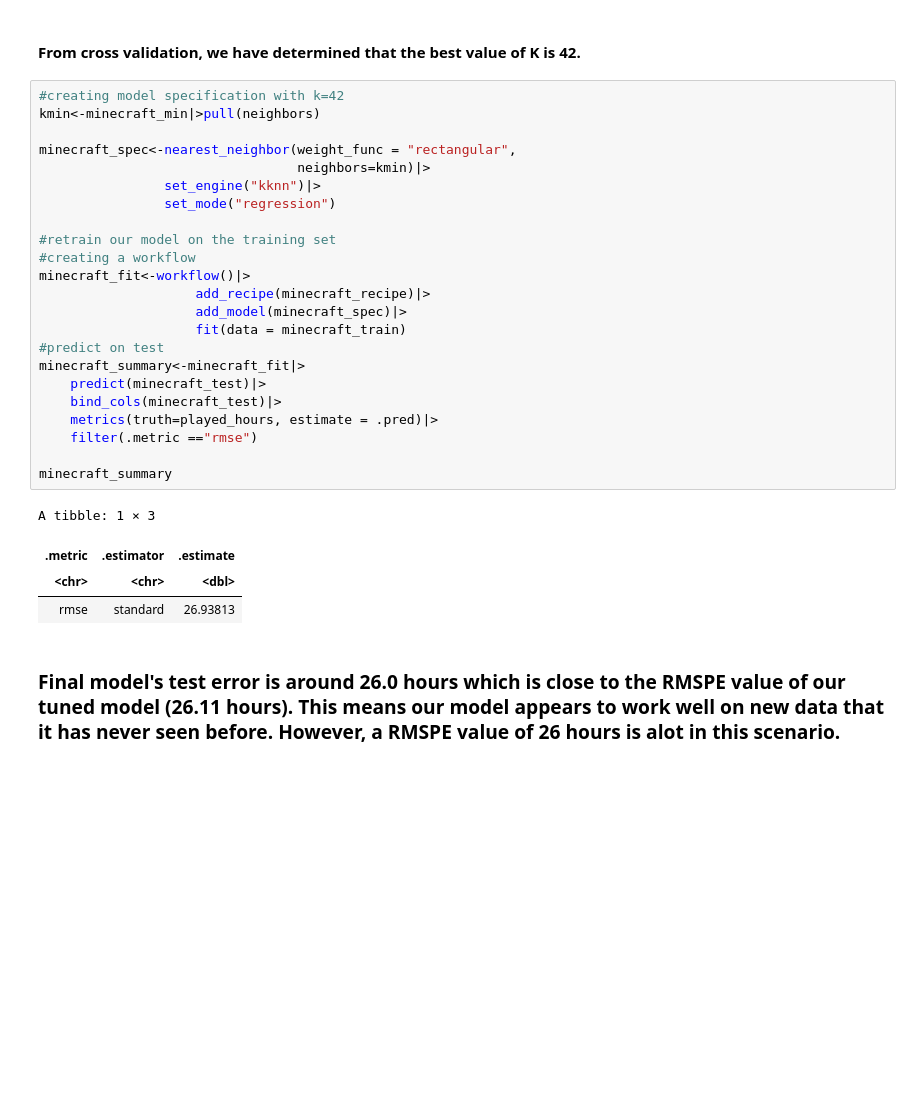
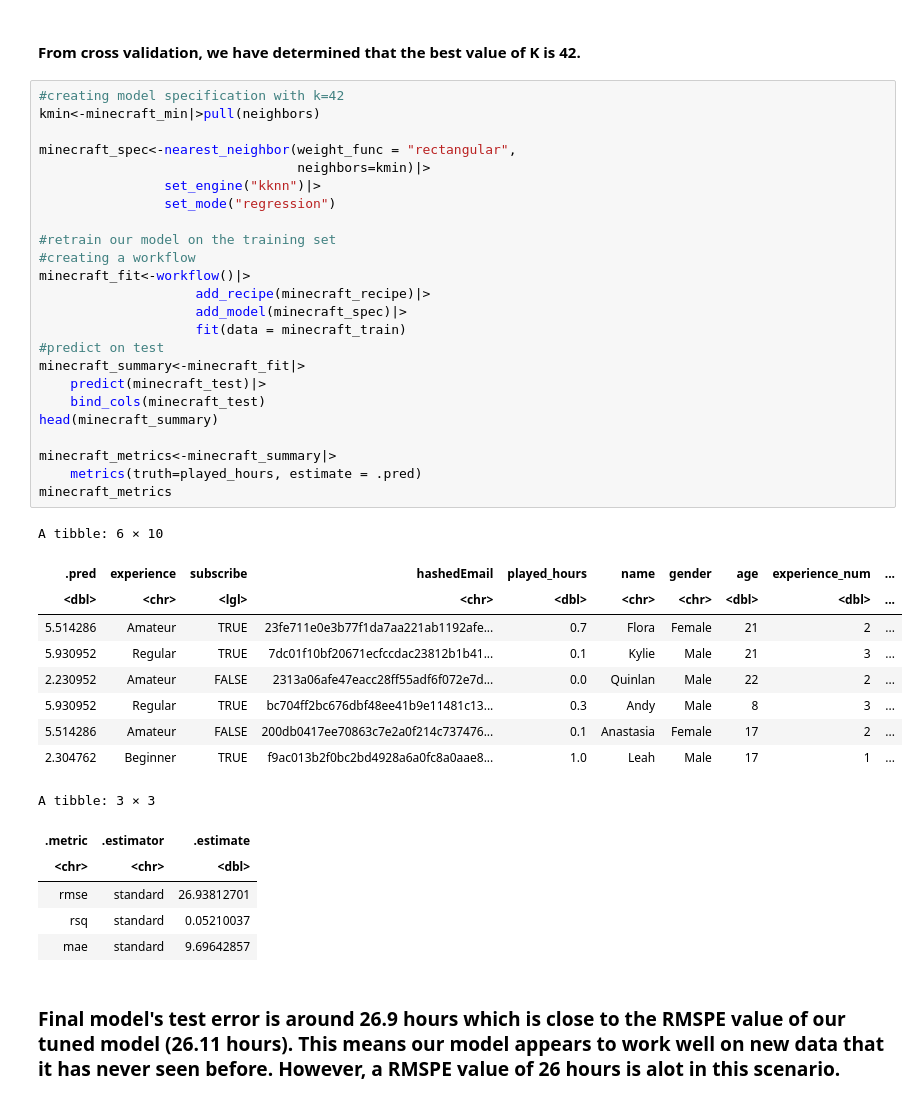
Before and after one commit to yuunvis/Group-Project, a Jupyter notebook: group_project.ipynb, the cells around one changed output. Cells and saved outputs as stored; diff of their text form; blank space fills up the shorter version.

```diff
--- a/group_project.ipynb
+++ b/group_project.ipynb
@@ -332,30 +336,42 @@ A tibble: 1 × 7
 # %%
 #creating model specification with k=42
 kmin<-minecraft_min|>pull(neighbors)
 
 minecraft_spec<-nearest_neighbor(weight_func = "rectangular",
                                  neighbors=kmin)|>
                 set_engine("kknn")|>
                 set_mode("regression")
 
 #retrain our model on the training set
 #creating a workflow
 minecraft_fit<-workflow()|>
                     add_recipe(minecraft_recipe)|>
                     add_model(minecraft_spec)|>
                     fit(data = minecraft_train)
 #predict on test
 minecraft_summary<-minecraft_fit|>
     predict(minecraft_test)|>
-    bind_cols(minecraft_test)|>
-    metrics(truth=played_hours, estimate = .pred)|>
-    filter(.metric =="rmse")
+    bind_cols(minecraft_test)
+head(minecraft_summary)
 
-minecraft_summary
+minecraft_metrics<-minecraft_summary|>
+    metrics(truth=played_hours, estimate = .pred)
+minecraft_metrics
 # %% [output]
-A tibble: 1 × 3
+A tibble: 6 × 10
-| .metric | .estimator | .estimate |
-| <chr> | <chr> | <dbl> |
-| rmse | standard | 26.93813 |
+| .pred | experience | subscribe | hashedEmail | played_hours | name | gender | age | experience_num | ... |
+| <dbl> | <chr> | <lgl> | <chr> | <dbl> | <chr> | <chr> | <dbl> | <dbl> | ... |
+| 5.514286 | Amateur | TRUE | 23fe711e0e3b77f1da7aa221ab1192afe... | 0.7 | Flora | Female | 21 | 2 | ... |
+| 5.930952 | Regular | TRUE | 7dc01f10bf20671ecfccdac23812b1b41... | 0.1 | Kylie | Male | 21 | 3 | ... |
+| 2.230952 | Amateur | FALSE | 2313a06afe47eacc28ff55adf6f072e7d... | 0.0 | Quinlan | Male | 22 | 2 | ... |
+| 5.930952 | Regular | TRUE | bc704ff2bc676dbf48ee41b9e11481c13... | 0.3 | Andy | Male | 8 | 3 | ... |
+| 5.514286 | Amateur | FALSE | 200db0417ee70863c7e2a0f214c737476... | 0.1 | Anastasia | Female | 17 | 2 | ... |
+| 2.304762 | Beginner | TRUE | f9ac013b2f0bc2bd4928a6a0fc8a0aae8... | 1.0 | Leah | Male | 17 | 1 | ... |
+A tibble: 3 × 3
+| .metric | .estimator | .estimate |
+| <chr> | <chr> | <dbl> |
+| rmse | standard | 26.93812701 |
+| rsq | standard | 0.05210037 |
+| mae | standard | 9.69642857 |
 # %% [markdown]
-### Final model's test error is around 26.0 hours which is close to the RMSPE value of our tuned model (26.11 hours). This means our model appears to work well on new data that it has never seen before. However, a RMSPE value of 26 hours is alot in this scenario.
+### Final model's test error is around 26.9 hours which is close to the RMSPE value of our tuned model (26.11 hours). This means our model appears to work well on new data that it has never seen before. However, a RMSPE value of 26 hours is alot in this scenario.
```
Also changed, not shown: parts of 5 cells of this notebook.
